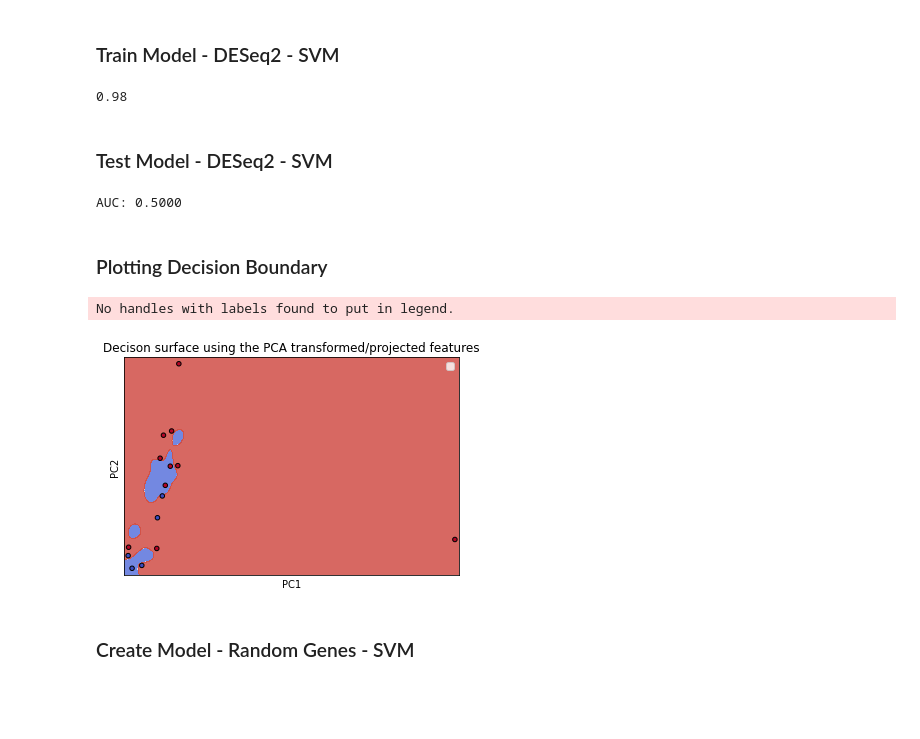
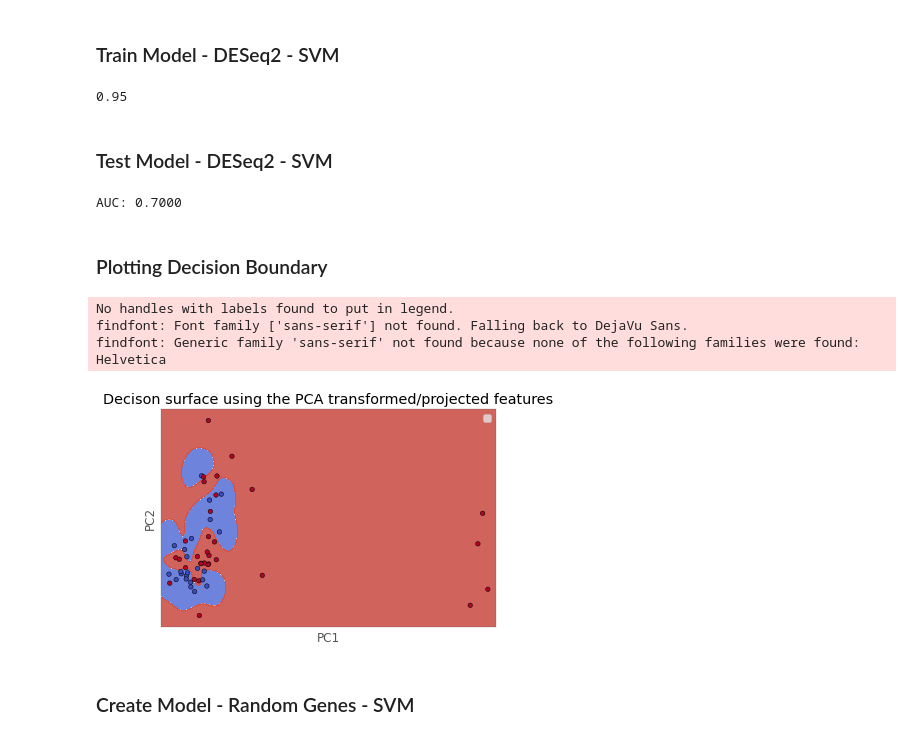
Before and after one commit to hzorkic/machine_learning_and_molecular_docking_for_drug_discovery, a Jupyter notebook: COAD Analysis.ipynb, the cells around one changed output. Drawn from its saved outputs; the diff is of its cells as text; code cells hidden in the pictures; blank space fills up the shorter version.

```diff
--- a/COAD Analysis.ipynb
+++ b/COAD Analysis.ipynb
@@ -115,12 +115,28 @@ df_gene_sig.head(10)
 df_deseq=pd.read_csv('top_genes.csv') # load
 df_deseq.drop(labels=['baseMean','lfcSE','stat','pvalue'],axis=1,inplace=True)
 df_deseq.rename(columns={'Unnamed: 0':'genes'},inplace=True)
-#num_gens=100;
-#df_deseq=df_deseq[:num_gens].copy()
-print(np.shape(df_deseq))
-df_deseq.head()
+# Filter out by fold change
+s0=np.shape(df_deseq)[0]
+df_deseq=df_deseq[np.abs(df_deseq['log2FoldChange'])>3]
+s0=s0-np.shape(df_deseq)[0]
 
 
+# creat new data frame
 df_SEQ=df[df_deseq['genes'].to_list()]
+
+# filter out less expressed genes
+count=0; # keep track of how many genese removed
+thresh=15 # min number of samples needed
+for col in df_SEQ.columns.to_list():
+    n_zeros=df_SEQ[col].isin([0]).sum()
+
+    if n_zeros >= thresh:
+        count+=1
+        df_SEQ.drop([col],axis=1,inplace=True)
+
+print("Removed %d genes. These genes did not meet 10 sample mininum. Or have log fold >2 \nWe have %d genes left \
+"%(count+s0,len(df_SEQ.columns.to_list())))
+
+
 df_SEQ.head()
 # %% [output]
@@ -476,7 +409,7 @@ fpr_train_seq_svm, tpr_train_seq_svm, thresholds_rf = roc_curve(y_train, results
 train_auc_seq_svm = round(auc(fpr_train_seq_svm, tpr_train_seq_svm),2)
 print(train_auc_seq_svm)
 # %% [output]
-0.98
+0.95
 # %% [markdown]
 ### Test Model - DESeq2 - SVM
 # %%
@@ -492,34 +425,36 @@ test_auc_seq_svm = auc(fpr_test_seq_svm, tpr_test_seq_svm)
 # show results FOR TEST + Overall Train
 print('AUC: %.4f'%(test_auc_seq_svm))
 # %% [output]
-AUC: 0.5000
+AUC: 0.7000
 # %% [markdown]
 ### Plotting Decision Boundary
 # %%
 # Plot
 fig, ax = plt.subplots()
 
 # Set-up grid for plotting.
-X0, X1 = x_test[:, 0], x_test[:, 1]
+X0, X1 = Xreduced[:, 0], Xreduced[:, 1]
 xx, yy = make_meshgrid(X0, X1)
 
 plot_contours(ax, clf_seq, xx, yy, cmap=plt.cm.coolwarm, alpha=0.8)
-ax.scatter(X0, X1, c=y_test, cmap=plt.cm.coolwarm, s=20, edgecolors='k')
+ax.scatter(X0, X1, c=target_binary, cmap=plt.cm.coolwarm, s=20, edgecolors='k')
 
 # Plot Labels
 ax.set_ylabel('PC2')
 ax.set_xlabel('PC1')
 title = ('Decision surface of linear SVC ')
 
 # Plot Sizing
 ax.set_xticks(())
 ax.set_yticks(())
 ax.set_title('Decison surface using the PCA transformed/projected features')
 ax.legend()
 plt.show()
 # %% [output]
 No handles with labels found to put in legend.
+findfont: Font family ['sans-serif'] not found. Falling back to DejaVu Sans.
+findfont: Generic family 'sans-serif' not found because none of the following families were found: Helvetica
-[figure, old version]
+[figure, new version]
 # %% [markdown]
 ### Create Model - Random Genes - SVM
 # %%
```
Also changed, not shown: parts of 57 cells of this notebook.
